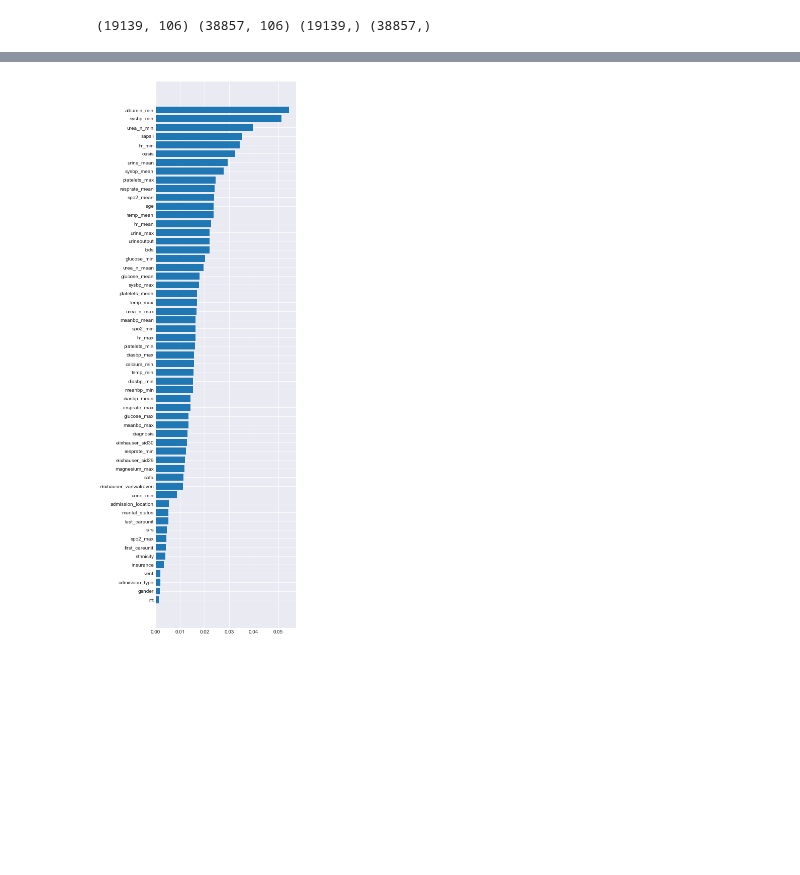
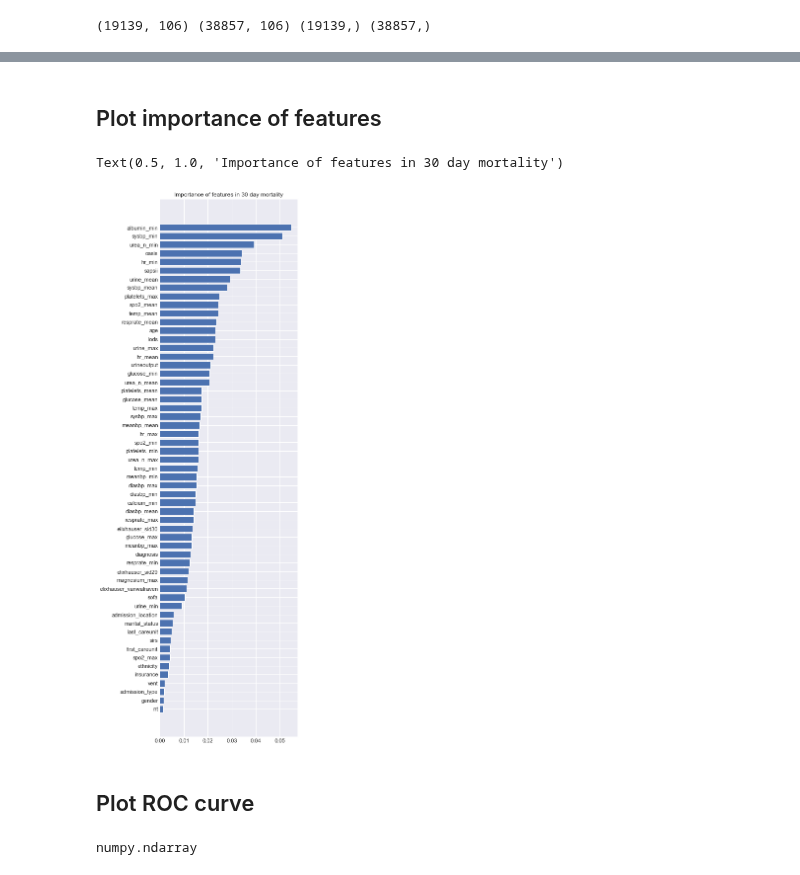
Before and after one commit to NicolasHu11/Short-Long-Term-Mortality-Prediction, a Jupyter notebook: Process Books/Random Forest 30 day.ipynb, the cells around one changed output, grey strips where cells are left out. Saved outputs shown, nothing was run; the diff lists cells and outputs as text; code cells hidden in the pictures; blank space fills up the shorter version.

Commit message:
RF and y_score data

```diff
--- a/Process Books/Random Forest 30 day.ipynb
+++ b/Process Books/Random Forest 30 day.ipynb
@@ -60,0 +109,2 @@ model.best_estimator_.score(x_test,y_test)
+# %% [markdown]
+## Plot importance of features
@@ -61,20 +114,27 @@ model.best_estimator_.score(x_test,y_test)
 # %%
-names = x_test.columns.tolist()
-importance = model.best_estimator_.feature_importances_
-
 dic = dict(zip(names,importance))
 key_drop = [k for k in dic.keys() if  k.endswith('_mv') or k == 'icustay_age_group']
 for k in key_drop:
     del dic[k]
 
+# Remove missing value columns named with '%_mv', and remove the age_group column because it has same information with age.
+
 import operator
-dic = sorted(dic.items(), key=operator.itemgetter(1), reverse = True)
+dic = sorted(dic.items(), key=operator.itemgetter(1))
 
 import collections
 sorted_dict = collections.OrderedDict(dic)
 # %%
 plt.style.use('seaborn-darkgrid')
 fig = plt.figure(figsize=(5,20))
 ax = plt.barh(list(sorted_dict.keys()),list(sorted_dict.values()))
+plt.title('Importance of features in 30 day mortality')
 # %% [output]
+Text(0.5, 1.0, 'Importance of features in 30 day mortality')
-[figure, old version]
+[figure, new version]
+# %% [markdown]
+## Plot ROC curve
+# %%
+type(y_score)
+# %% [output]
+numpy.ndarray
```
Also changed, not shown: parts of 21 cells of this notebook, 3 other files.
